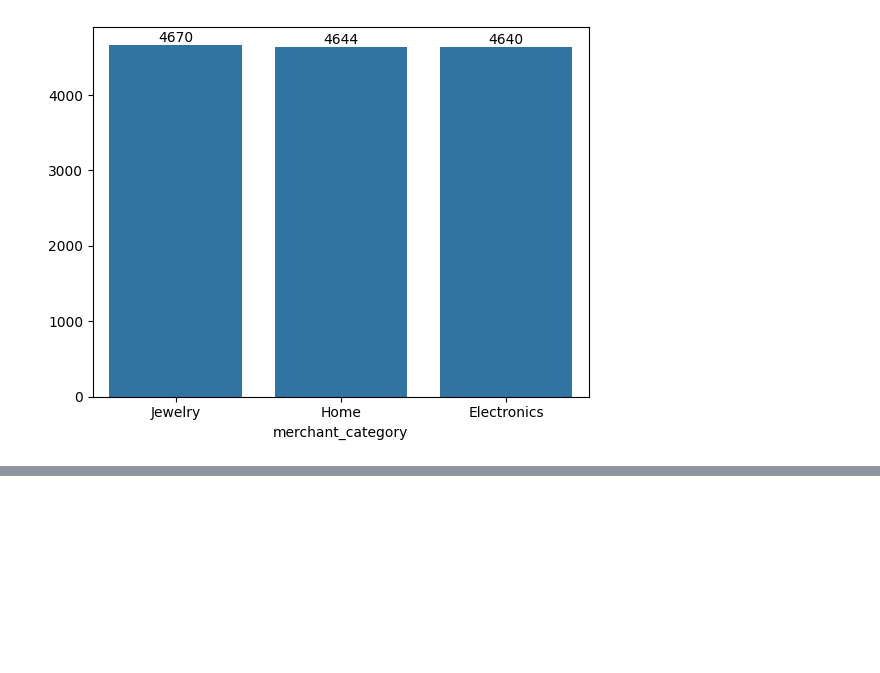
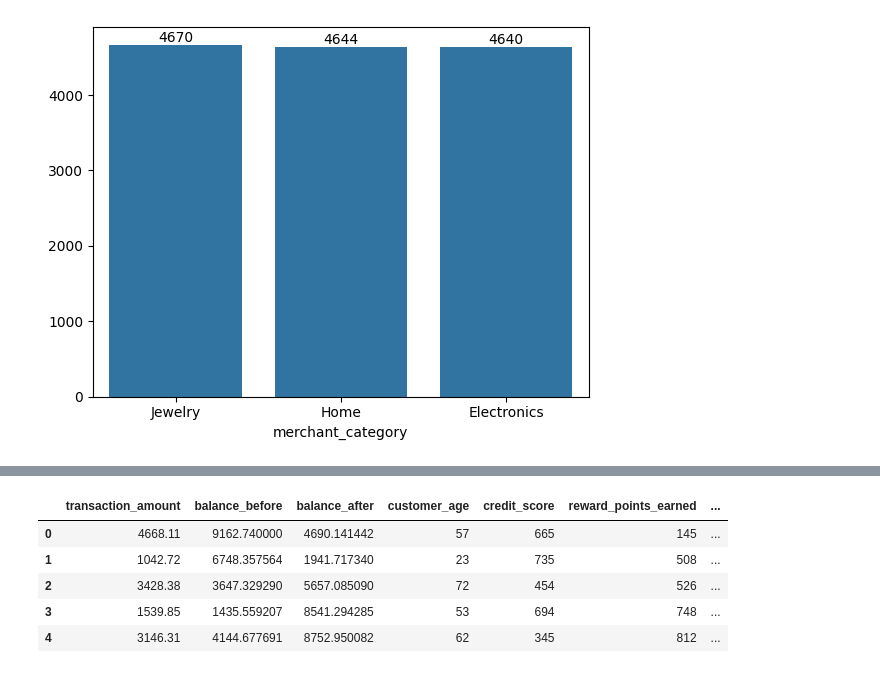
Before and after one commit to MuraliAirody/PyAi_Foundation, a Jupyter notebook: Practice/case_study.ipynb, the cells around one changed output, grey strips where cells are left out. Drawn from its saved outputs; the diff is of its cells as text; code cells hidden in the pictures; blank space fills up the shorter version.

```diff
--- a/Practice/case_study.ipynb
+++ b/Practice/case_study.ipynb
@@ -470,0 +497,12 @@ Length: 76, dtype: int64
+# %%
+num_col = df.select_dtypes(include='number')
+cat_col = df.select_dtypes(include='object')
+
+num_col.head()
+# %% [output]
+|  | transaction_amount | balance_before | balance_after | customer_age | credit_score | reward_points_earned | ... |
+| 0 | 4668.11 | 9162.740000 | 4690.141442 | 57 | 665 | 145 | ... |
+| 1 | 1042.72 | 6748.357564 | 1941.717340 | 23 | 735 | 508 | ... |
+| 2 | 3428.38 | 3647.329290 | 5657.085090 | 72 | 454 | 526 | ... |
+| 3 | 1539.85 | 1435.559207 | 8541.294285 | 53 | 694 | 748 | ... |
+| 4 | 3146.31 | 4144.677691 | 8752.950082 | 62 | 345 | 812 | ... |
```
Also changed, not shown: parts of 4 cells of this notebook.
